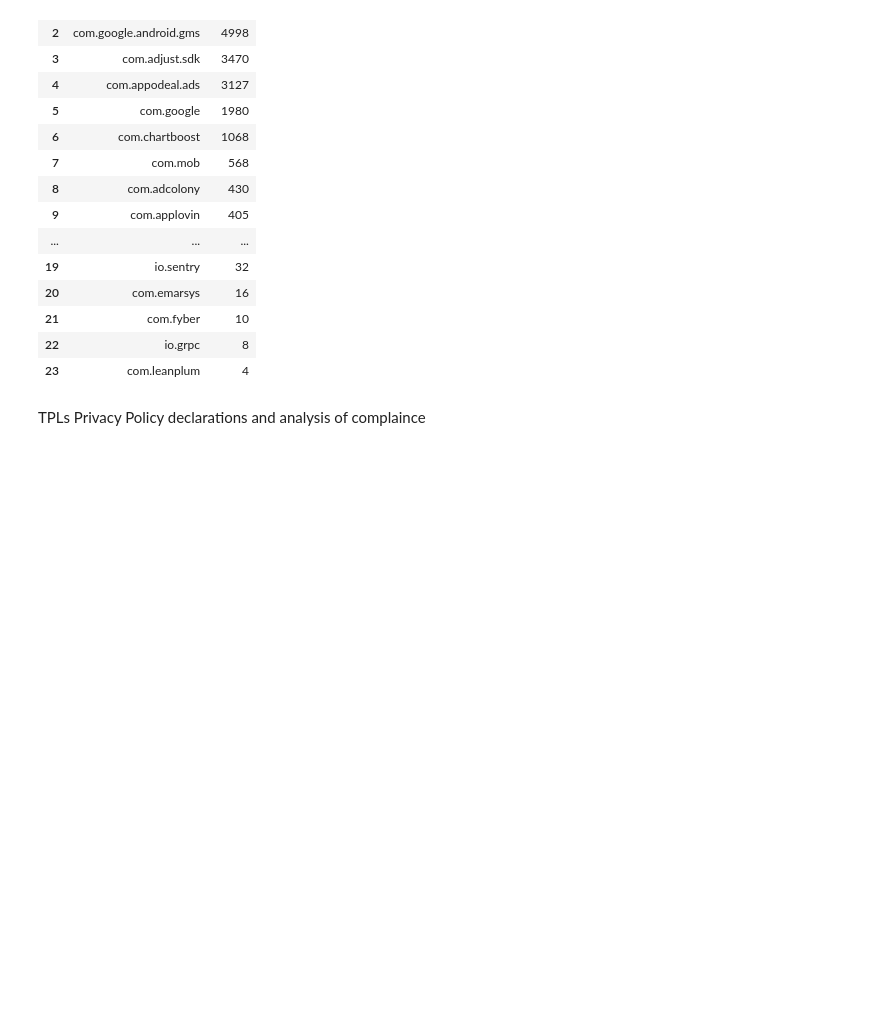
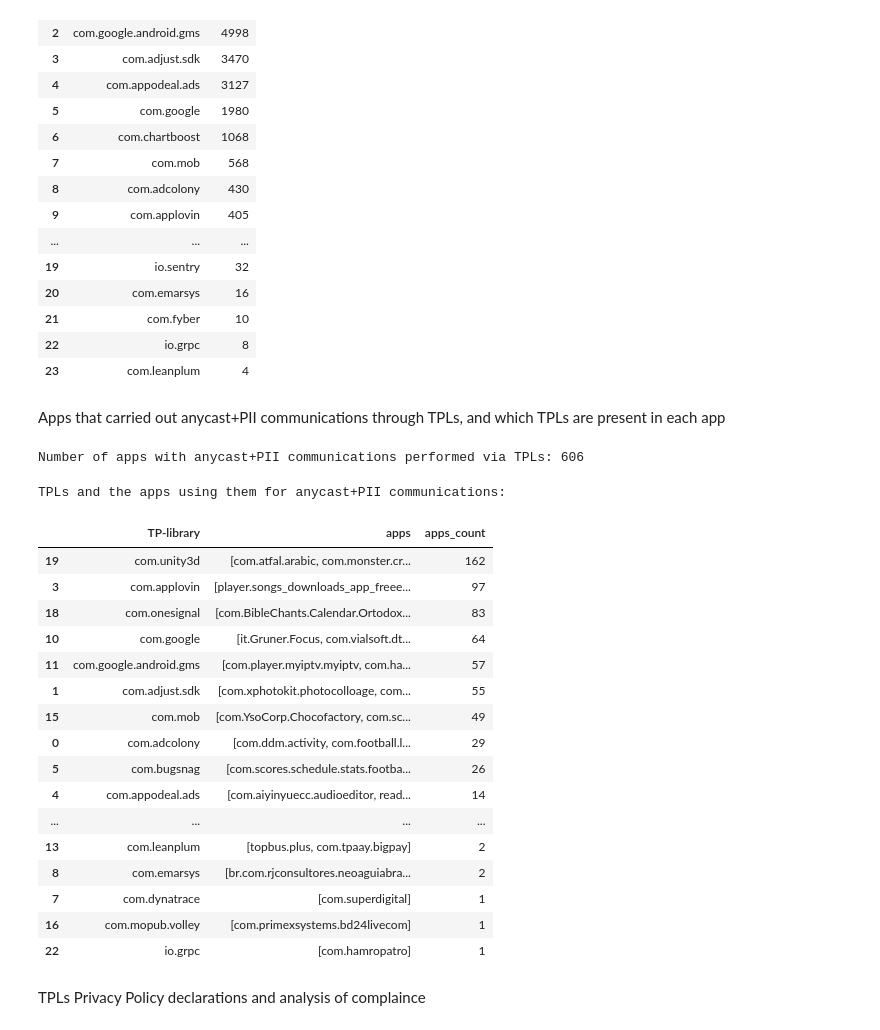
Before and after one commit to STRAST-UPM/hunter_experiment_anycast_europe, a Jupyter notebook: experiment_analysis.ipynb, the cells around one changed output. Cells and saved outputs as stored; diff of their text form; code cells hidden in the pictures; blank space fills up the shorter version.

```diff
--- a/experiment_analysis.ipynb
+++ b/experiment_analysis.ipynb
@@ -1153,3 +1153,44 @@ Ranking TPLs
 | 21 | com.fyber | 10 |
 | 22 | io.grpc | 8 |
 | 23 | com.leanplum | 4 |
+# %% [markdown]
+Apps that carried out anycast+PII communications through TPLs, and which TPLs are present in each app
+# %%
+anycast_pii_via_tpl_df = anycast_pii_traffic_logs_analysis_df.loc[
+    (anycast_pii_traffic_logs_analysis_df["TP-performed"] == True) &
+    (anycast_pii_traffic_logs_analysis_df["TP-library"] != "None") &
+    (~anycast_pii_traffic_logs_analysis_df["TP-library"].isnull())
+]
+
+apps_anycast_pii_via_tpl = anycast_pii_via_tpl_df["apk"].unique().tolist()
+print(f"Number of apps with anycast+PII communications performed via TPLs: {len(apps_anycast_pii_via_tpl)}")
+# %% [output]
+Number of apps with anycast+PII communications performed via TPLs: 606
+# %%
+tpl_apps_mapping_df = anycast_pii_via_tpl_df.groupby("TP-library")["apk"].unique().reset_index().rename(
+    columns={"apk": "apps"}
+)
+tpl_apps_mapping_df["apps_count"] = tpl_apps_mapping_df["apps"].apply(len)
+tpl_apps_mapping_df.sort_values(by="apps_count", ascending=False, inplace=True)
+
+print("TPLs and the apps using them for anycast+PII communications:")
+tpl_apps_mapping_df
+# %% [output]
+TPLs and the apps using them for anycast+PII communications:
+|  | TP-library | apps | apps_count |
+| 19 | com.unity3d | [com.atfal.arabic, com.monster.cr... | 162 |
+| 3 | com.applovin | [player.songs_downloads_app_freee... | 97 |
+| 18 | com.onesignal | [com.BibleChants.Calendar.Ortodox... | 83 |
+| 10 | com.google | [it.Gruner.Focus, com.vialsoft.dt... | 64 |
+| 11 | com.google.android.gms | [com.player.myiptv.myiptv, com.ha... | 57 |
+| 1 | com.adjust.sdk | [com.xphotokit.photocolloage, com... | 55 |
+| 15 | com.mob | [com.YsoCorp.Chocofactory, com.sc... | 49 |
+| 0 | com.adcolony | [com.ddm.activity, com.football.l... | 29 |
+| 5 | com.bugsnag | [com.scores.schedule.stats.footba... | 26 |
+| 4 | com.appodeal.ads | [com.aiyinyuecc.audioeditor, read... | 14 |
+| ... | ... | ... | ... |
+| 13 | com.leanplum | [topbus.plus, com.tpaay.bigpay] | 2 |
+| 8 | com.emarsys | [br.com.rjconsultores.neoaguiabra... | 2 |
+| 7 | com.dynatrace | [com.superdigital] | 1 |
+| 16 | com.mopub.volley | [com.primexsystems.bd24livecom] | 1 |
+| 22 | io.grpc | [com.hamropatro] | 1 |
```
Also changed, not shown: parts of 2 cells of this notebook.
